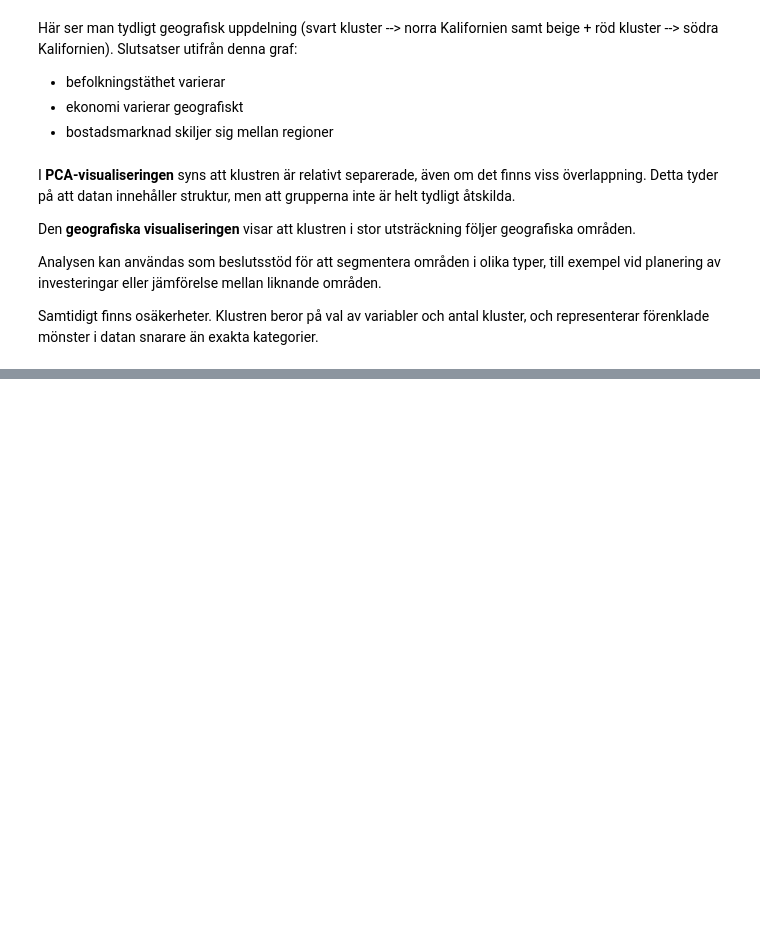
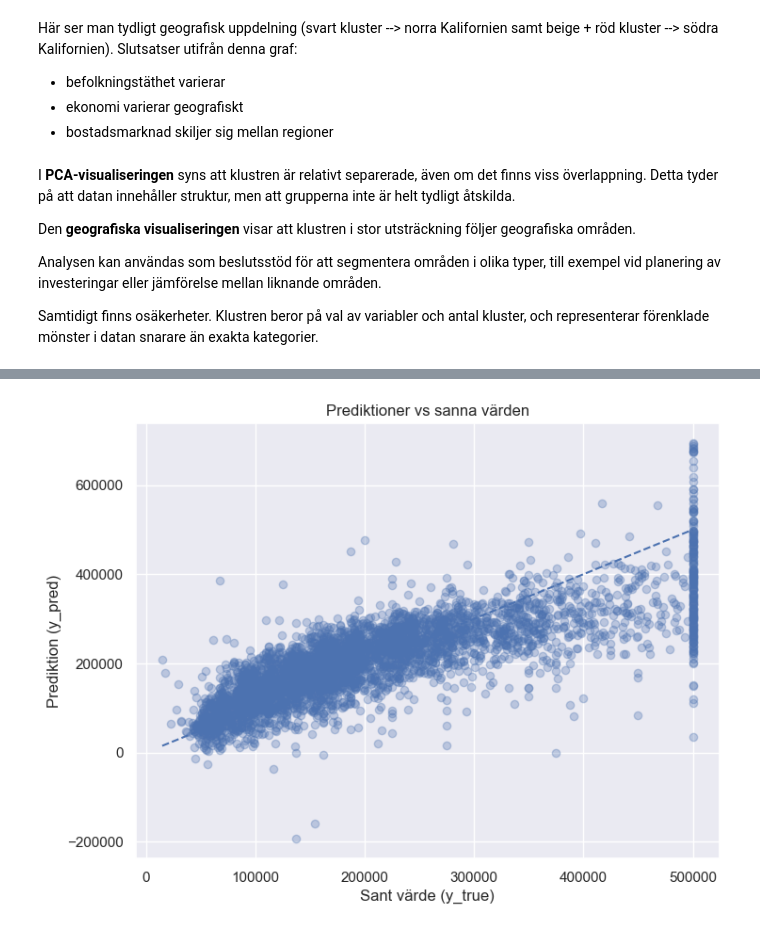
Before and after one commit to KataBeh/California-Housing, a Jupyter notebook: ML_Uppgift1_Katarina_Behrami.ipynb, the cells around one changed output, grey strips where cells are left out. Cells and saved outputs as stored; diff of their text form; code cells hidden in the pictures; blank space fills up the shorter version.

```diff
--- a/ML_Uppgift1_Katarina_Behrami.ipynb
+++ b/ML_Uppgift1_Katarina_Behrami.ipynb
@@ -650,0 +727,13 @@ Samtidigt finns osäkerheter. Klustren beror på val av variabler och antal klus
+# %%
+# prediktioner från min slutmodell:
+y_pred = final_model.predict(X_test)
+
+residual = y_test - y_pred
+
+analysis_df = X_test.copy()
+analysis_df["y_true"] = y_test.values
+analysis_df["y_pred"] = y_pred
+analysis_df["residual"] = residual
+analysis_df["abs_error"] = np.abs(residual)
+
+analysis_df.head()
@@ -650,0 +747,16 @@ Samtidigt finns osäkerheter. Klustren beror på val av variabler och antal klus
+# %%
+# prediktioner mot samma värden:
+plt.figure(figsize=(8,6))
+plt.scatter(analysis_df["y_true"], analysis_df["y_pred"], alpha=0.3)
+plt.plot(
+    [analysis_df["y_true"].min(), analysis_df["y_true"].max()],
+    [analysis_df["y_true"].min(), analysis_df["y_true"].max()],
+    linestyle="--"
+)
+plt.title("Prediktioner vs sanna värden")
+plt.xlabel("Sant värde (y_true)")
+plt.ylabel("Prediktion (y_pred)")
+plt.grid(True)
+plt.show()
+# %% [output]
+[figure, added]
```
Also changed, not shown: parts of 27 cells of this notebook.
